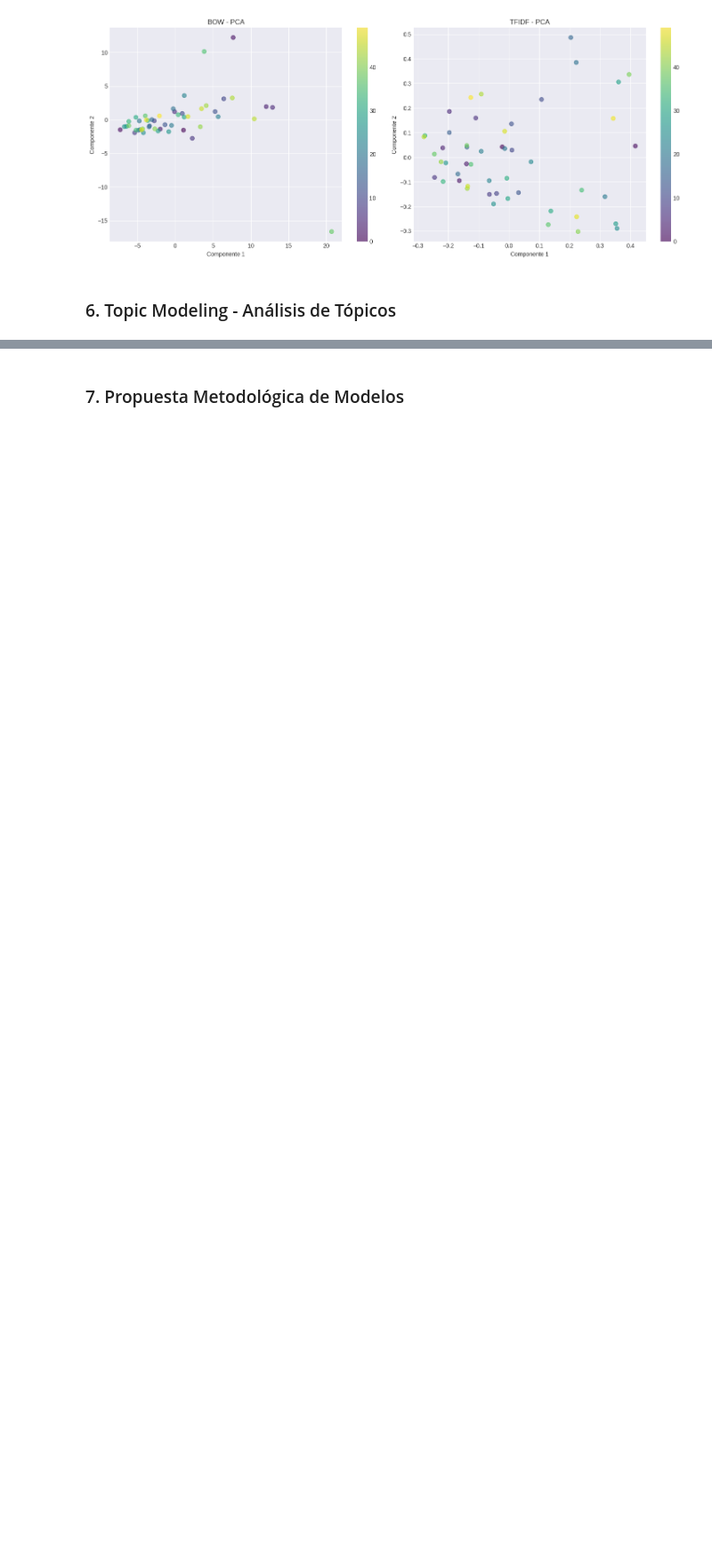
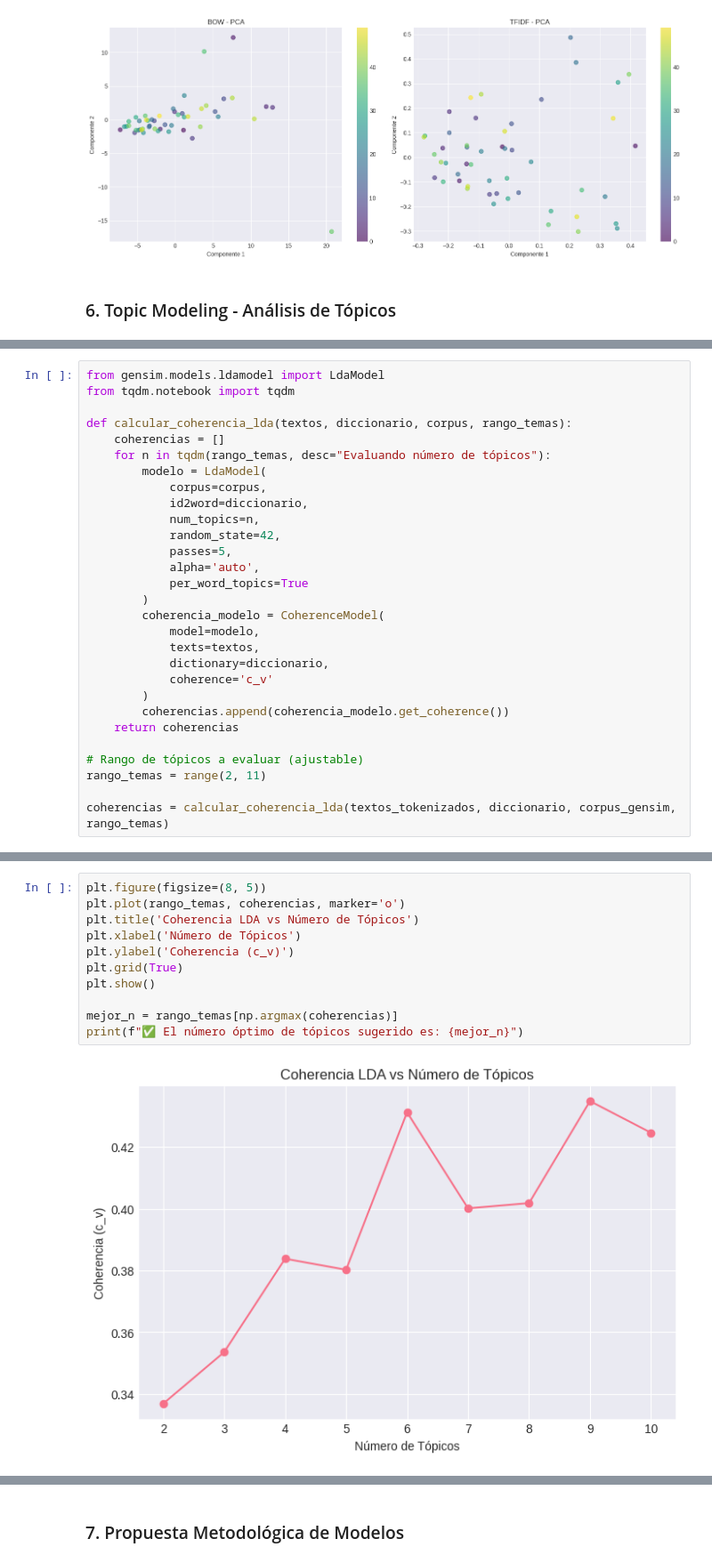
Before and after one commit to c4ttivo/cantemist-nlp, a Jupyter notebook: notebooks/02_advanced_analysis.ipynb, the cells around one changed output, grey strips where cells are left out. Shown at 89% size. Saved outputs shown, nothing was run; the diff lists cells and outputs as text; blank space fills up the shorter version.

Commit message:
Ajuste análisis de tópicos

```diff
--- a/notebooks/02_advanced_analysis.ipynb
+++ b/notebooks/02_advanced_analysis.ipynb
@@ -555,0 +659,29 @@ visualizar_representaciones({
+# %%
+from gensim.models.ldamodel import LdaModel
+from tqdm.notebook import tqdm
+
+def calcular_coherencia_lda(textos, diccionario, corpus, rango_temas):
+    coherencias = []
+    for n in tqdm(rango_temas, desc="Evaluando número de tópicos"):
+        modelo = LdaModel(
+            corpus=corpus,
+            id2word=diccionario,
+            num_topics=n,
+            random_state=42,
+            passes=5,
+            alpha='auto',
+            per_word_topics=True
+        )
+        coherencia_modelo = CoherenceModel(
+            model=modelo,
+            texts=textos,
+            dictionary=diccionario,
+            coherence='c_v'
+        )
+        coherencias.append(coherencia_modelo.get_coherence())
+    return coherencias
+
+# Rango de tópicos a evaluar (ajustable)
+rango_temas = range(2, 11)
+
+coherencias = calcular_coherencia_lda(textos_tokenizados, diccionario, corpus_gensim, rango_temas)
@@ -555,0 +690,13 @@ visualizar_representaciones({
+# %%
+plt.figure(figsize=(8, 5))
+plt.plot(rango_temas, coherencias, marker='o')
+plt.title('Coherencia LDA vs Número de Tópicos')
+plt.xlabel('Número de Tópicos')
+plt.ylabel('Coherencia (c_v)')
+plt.grid(True)
+plt.show()
+
+mejor_n = rango_temas[np.argmax(coherencias)]
+print(f"✅ El número óptimo de tópicos sugerido es: {mejor_n}")
+# %% [output]
+[figure, added]
```
Also changed, not shown: parts of 16 cells of this notebook.
